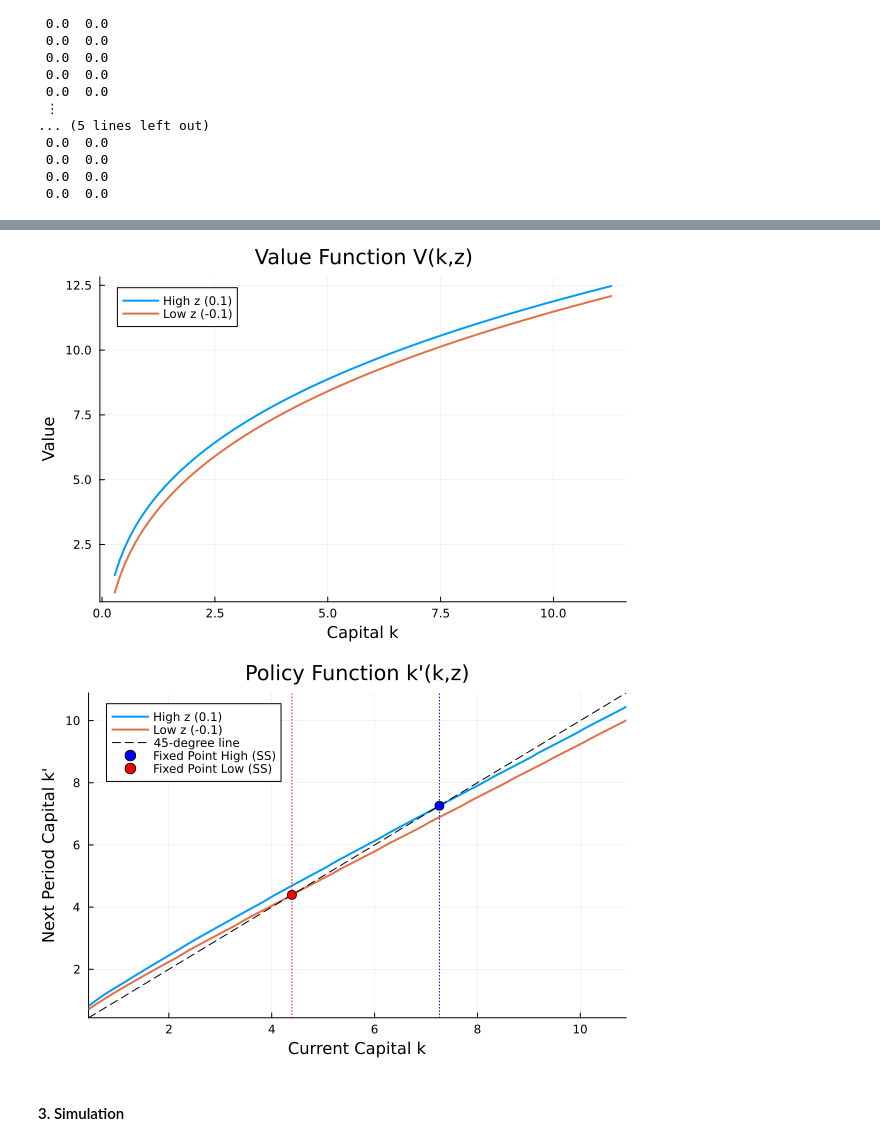
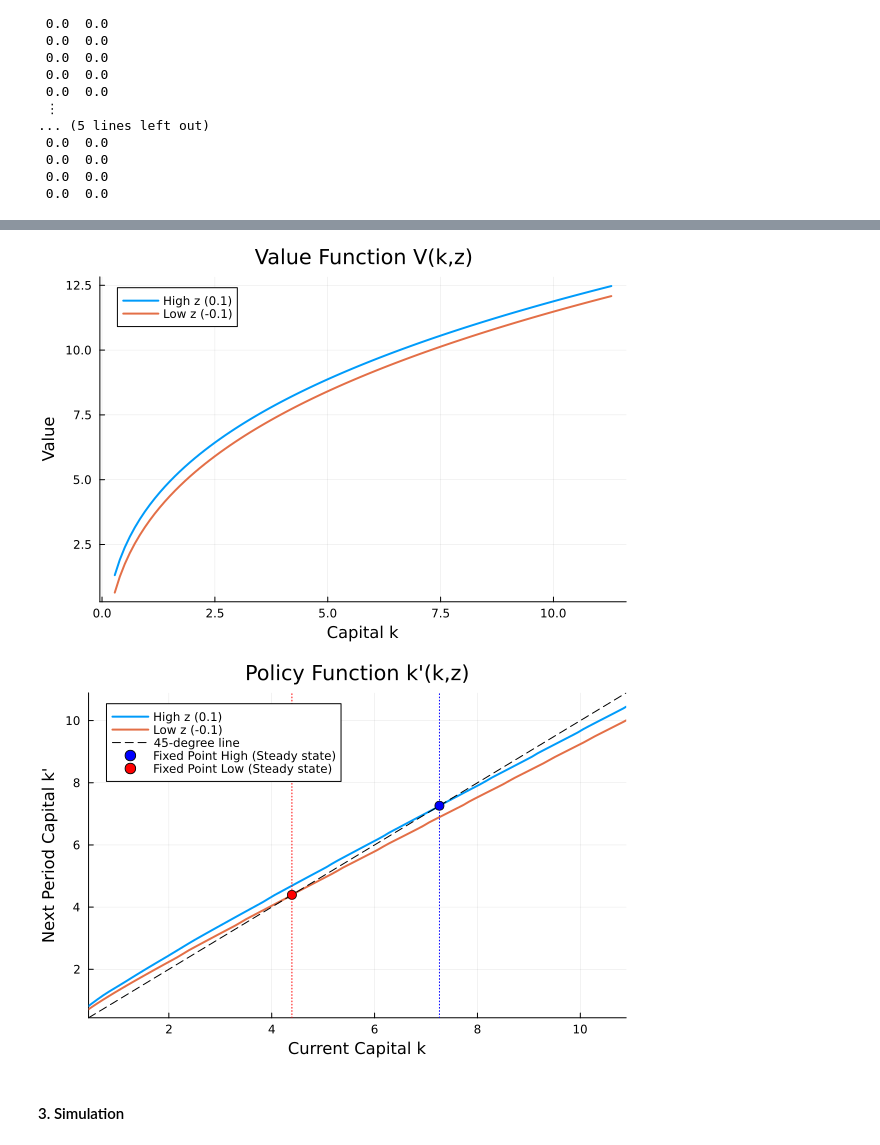
Before and after one commit to fapexxo/E602-assignment, a Jupyter notebook: problem-1.ipynb, the cells around one changed output, grey strips where cells are left out. Drawn from its saved outputs; the diff is of its cells as text; code cells hidden in the pictures.

```diff
--- a/problem-1.ipynb
+++ b/problem-1.ipynb
@@ -128,12 +128,12 @@ function solve_bellman_at_point(V_interp_high, V_interp_low, k_val, z_idx)
         c = exp(z)*k_val^θ + (1-δ)*k_val - k_prime
 
         if c <= 0
-            return -1e10 # as in the lecture, rather than assigning -Inf
+            return -1e10 # as in the lecture notes, penalise infeasible consumption
         end
 
-        # Expected continuation value
-        # P[z_idx, 1] is prob of going to High state (index 1)
-        # P[z_idx, 2] is prob of going to Low state (index 2)
+        # compute expected "continuation value"
+        # P[z_idx, 1] is the probility of going to High state (index 1)
+        # P[z_idx, 2] is the probility of going to Low state (index 2)
         expected_value = P[z_idx, 1] * V_interp_high(k_prime) + P[z_idx, 2] * V_interp_low(k_prime)
 
         return log(c) + β * expected_value
@@ -149,7 +149,7 @@ end
 # VFI Loop
 
 max_iter = 1000
-tol = 1e-5
+tol = 1e-5 # choose a level we define as "converged"
 dist = 1.0
 iter = 0
 
@@ -186,11 +186,12 @@ end
 println("Converged in $iter iterations.")
 
 # Find "stochastic steady states" (fixed points of policy functions where k' = k)
-# use interpolation to find the exact crossing point
+
+# interpolate difference between policy function and 45-degree line
 interp_pol_high = LinearInterpolation(k_grid, policy_k_grid[:, 1] .- k_grid, extrapolation_bc=Line())
 interp_pol_low  = LinearInterpolation(k_grid, policy_k_grid[:, 2] .- k_grid, extrapolation_bc=Line())
 
-# Find roots using Optim or just finding zero crossing
+# now simply find the roots of this, which gives us the fixed points
 using Roots
 k_ss_high = find_zero(k -> interp_pol_high(k), (k_min, k_max))
 k_ss_low  = find_zero(k -> interp_pol_low(k), (k_min, k_max))
@@ -207,7 +208,7 @@ xlabel!(p1, "Capital k")
 ylabel!(p1, "Value")
 
 # Policy Function g(k, z) = k'
-# Zoom in around the steady states
+# "Zoom in" around the steady states
 zoom_min = min(k_ss_low, k_ss_high) * 0.1
 zoom_max = max(k_ss_low, k_ss_high) * 1.5
 
@@ -216,8 +217,8 @@ plot!(p2, k_grid, policy_k_grid[:, 2], label="Low z (-0.1)", lw=2)
 plot!(p2, k_grid, k_grid, linestyle=:dash, color=:black, label="45-degree line")
 
 # Add markers for steady states
-scatter!(p2, [k_ss_high], [k_ss_high], color=:blue, label="Fixed Point High (SS)", markersize=5)
-scatter!(p2, [k_ss_low], [k_ss_low], color=:red, label="Fixed Point Low (SS)", markersize=5)
+scatter!(p2, [k_ss_high], [k_ss_high], color=:blue, label="Fixed Point High (Steady state)", markersize=5)
+scatter!(p2, [k_ss_low], [k_ss_low], color=:red, label="Fixed Point Low (Steady state)", markersize=5)
 
 # Add vertical lines for steady states
 vline!(p2, [k_ss_high], linestyle=:dot, color=:blue, label="")
@@ -239,5 +240,5 @@ Steady State Low z: 4.392782137736621
 [figure]
-[figure, old version]
+[figure, new version]
 # %% [markdown]
 #### 3. Simulation
 # %%
```
Also changed, not shown: parts of 4 cells of this notebook, 2 other files.
